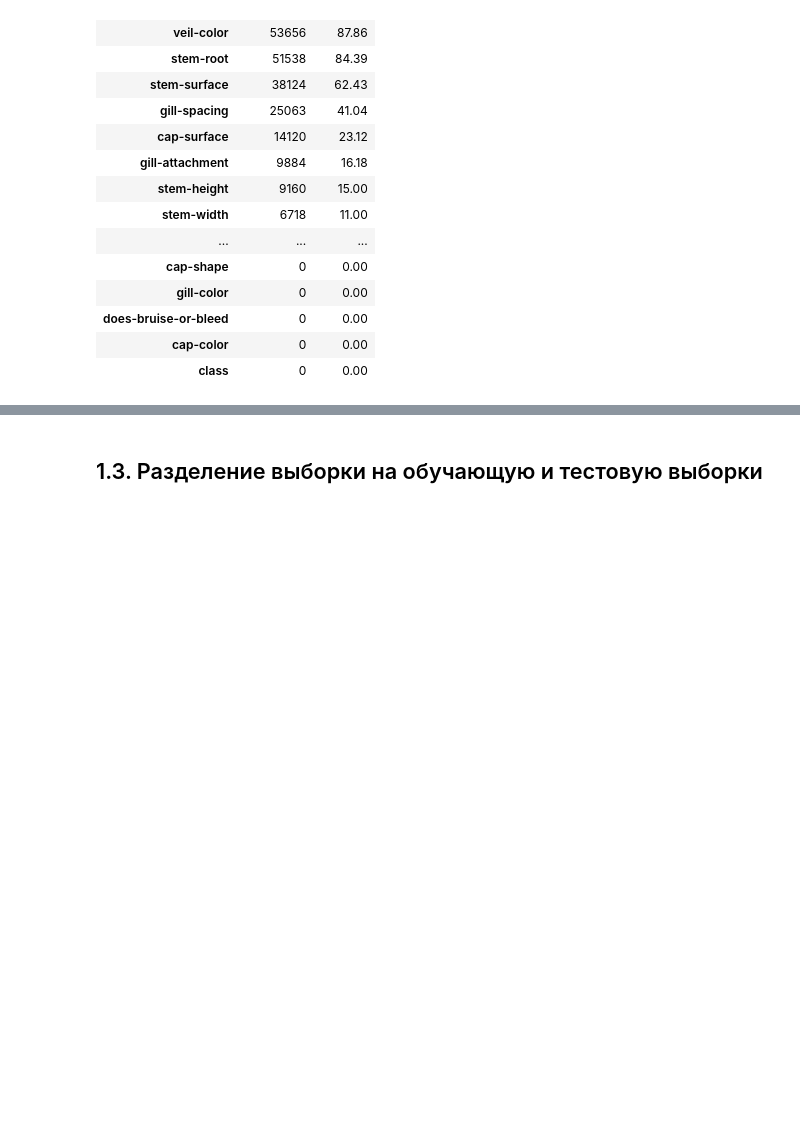
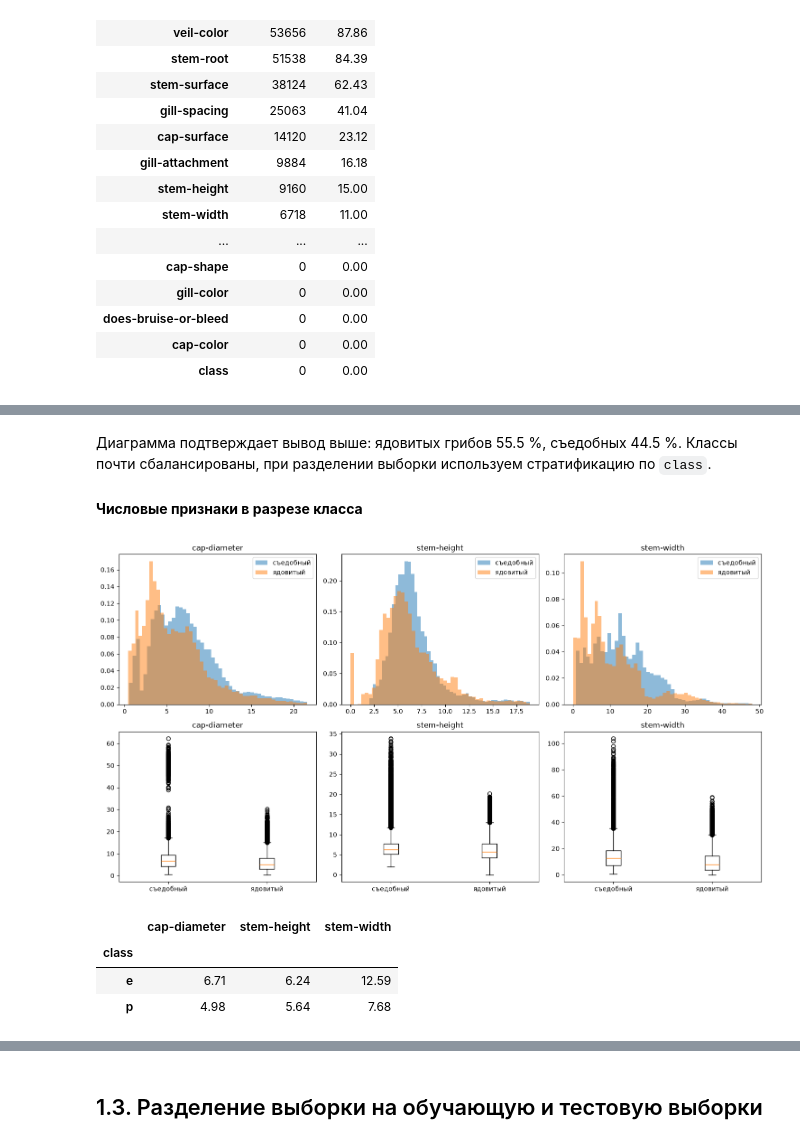
Before and after one commit to terracodum/Pracs5, a Jupyter notebook: warcraft.ipynb, the cells around one changed output, grey strips where cells are left out. Cells and saved outputs as stored; diff of their text form; code cells hidden in the pictures; blank space fills up the shorter version.

```diff
--- a/warcraft.ipynb
+++ b/warcraft.ipynb
@@ -169,0 +370,34 @@ pd.DataFrame({
+# %% [markdown]
+Диаграмма подтверждает вывод выше: ядовитых грибов 55.5 %, съедобных 44.5 %. Классы почти сбалансированы, при разделении выборки используем стратификацию по `class`.
+# %% [markdown]
+**Числовые признаки в разрезе класса**
+# %%
+num_cols = ["cap-diameter", "stem-height", "stem-width"]
+classes = {"e": "съедобный", "p": "ядовитый"}
+
+fig, axes = plt.subplots(2, 3, figsize=(15, 8))
+for i, col in enumerate(num_cols):
+    # Гистограммы обрезаем по 99-му перцентилю, чтобы хвост не сжимал основную часть распределения
+    upper = df[col].quantile(0.99)
+    for cls, name in classes.items():
+        values = df.loc[df["class"] == cls, col].dropna()
+        axes[0, i].hist(values[values <= upper], bins=50, alpha=0.5, density=True, label=name)
+    axes[0, i].set_title(col)
+    axes[0, i].legend()
+
+    axes[1, i].boxplot(
+        [df.loc[df["class"] == cls, col].dropna() for cls in classes],
+        tick_labels=list(classes.values()),
+    )
+    axes[1, i].set_title(col)
+
+plt.tight_layout()
+plt.show()
+
+df.groupby("class")[num_cols].median().round(2)
+# %% [output]
+[figure, added]
+|  | cap-diameter | stem-height | stem-width |
+| class |  |  |  |
+| e | 6.71 | 6.24 | 12.59 |
+| p | 4.98 | 5.64 | 7.68 |
```
Also changed, not shown: parts of 32 cells of this notebook, 1 other file.
